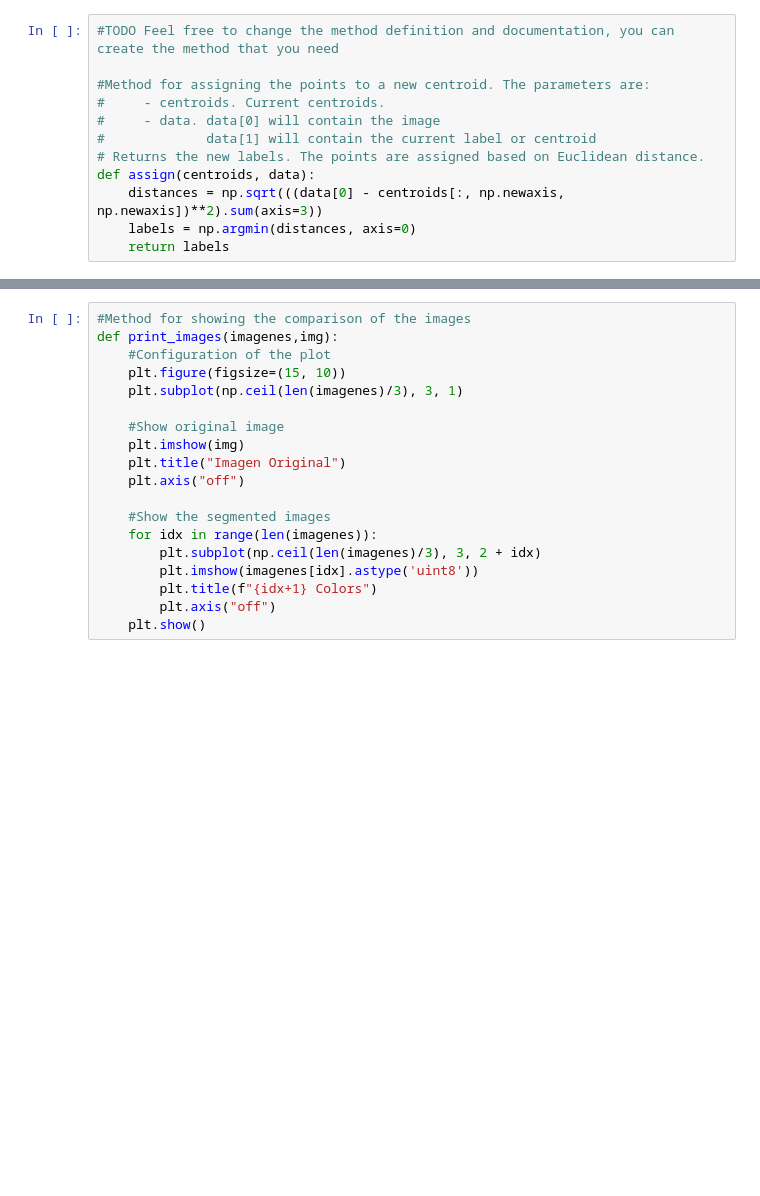
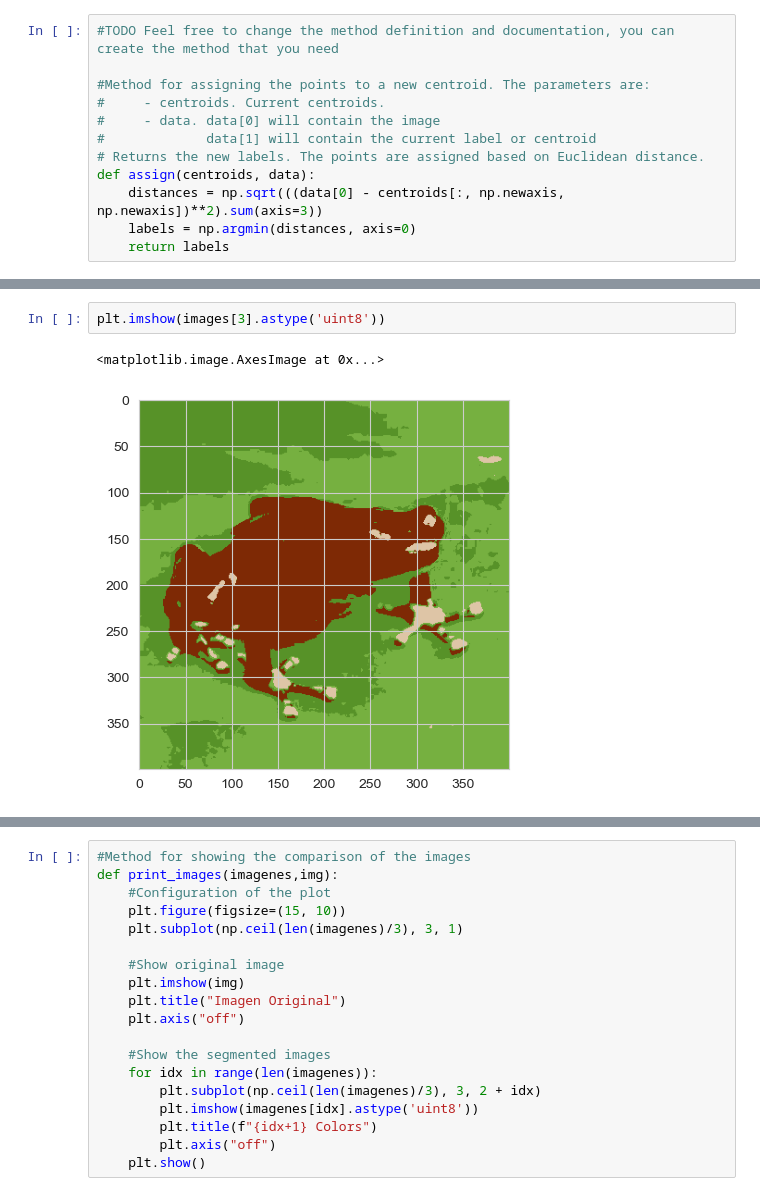
Before and after one commit to afrincon2/Machine_learning, a Jupyter notebook: Clustering/K-Means-Ex.ipynb, the cells around one changed output, grey strips where cells are left out. Saved outputs shown, nothing was run; the diff lists cells and outputs as text; blank space fills up the shorter version.

```diff
--- a/Clustering/K-Means-Ex.ipynb
+++ b/Clustering/K-Means-Ex.ipynb
@@ -391,0 +397,5 @@ Deprecated in NumPy 1.20; for more details and guidance: https://numpy.org/devdo
+# %%
+plt.imshow(images[3].astype('uint8'))
+# %% [output]
+<matplotlib.image.AxesImage at 0x...>
+[figure, added]
```
Also changed, not shown: parts of 5 cells of this notebook.
